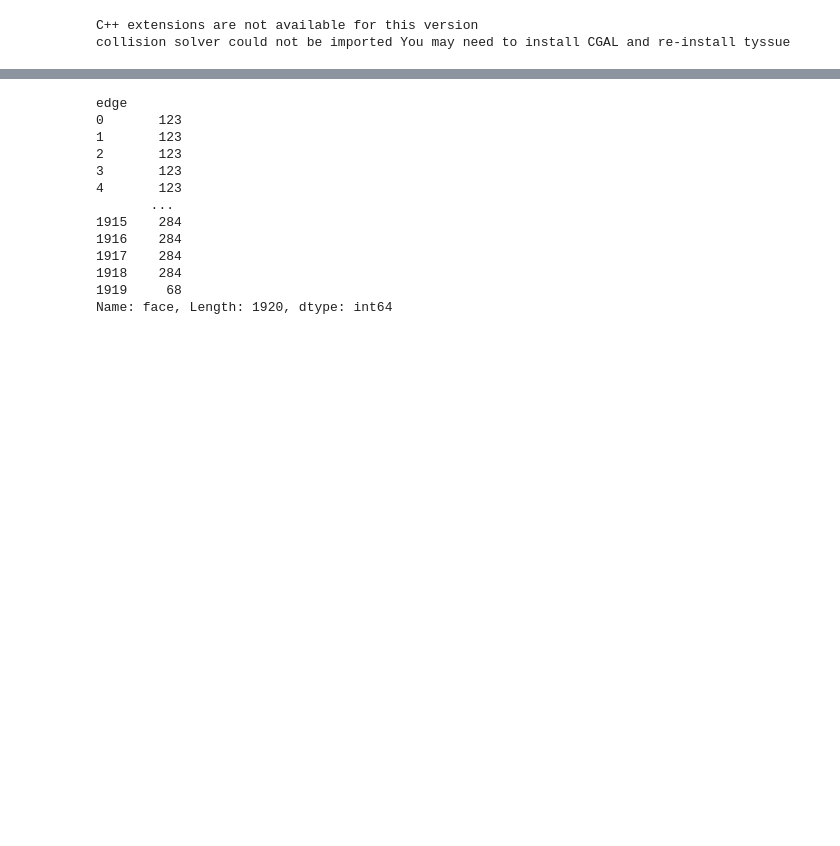
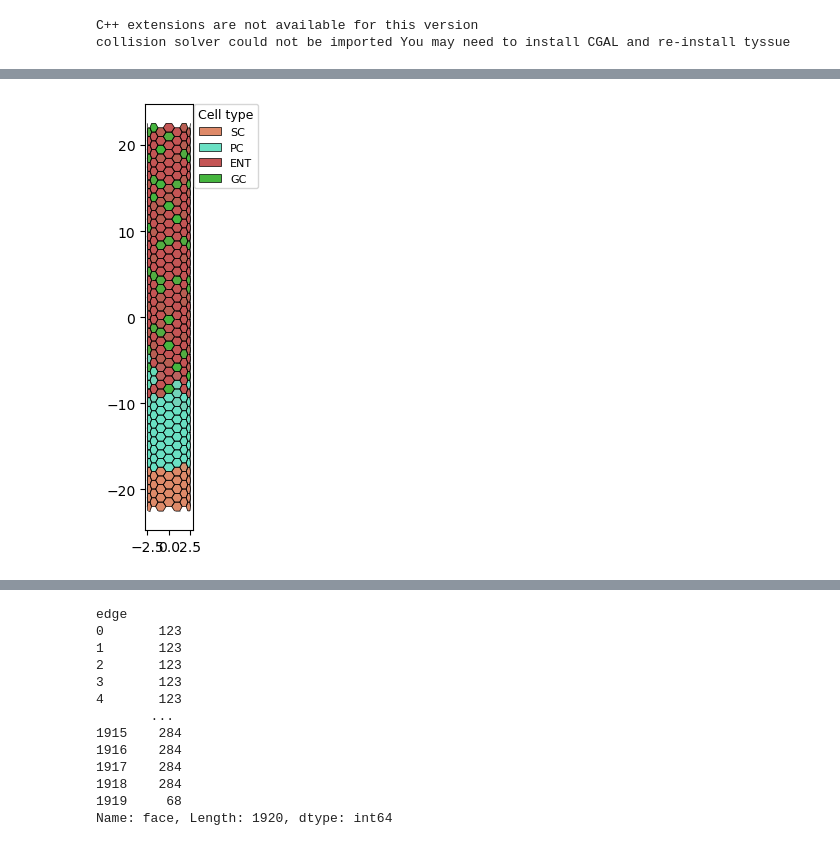
Before and after one commit to vivarium-collective/vivarium-tyssue, a Jupyter notebook: Notebooks/cylindermodel.ipynb, the cells around one changed output, grey strips where cells are left out. Cells and saved outputs as stored; diff of their text form; code cells hidden in the pictures; blank space fills up the shorter version.

```diff
--- a/Notebooks/cylindermodel.ipynb
+++ b/Notebooks/cylindermodel.ipynb
@@ -122,0 +122,57 @@ sheet.datasets["edge"]
+# %%
+sheet = assign_cell_types(sheet, "z", spatial_prob_func=spatial_prob)
+# %%
+CELL_TYPE_COLORS = {
+    "sc":  "#DE8968",
+    "pc":  "#69E0C3",
+    "ent": "#C45454",
+    "gc": "#45B53E",
+}
+
+# Convert each face's cell_type to an RGBA row → shape (Nf, 4)
+# This bypasses the colormap normalisation path in tyssue entirely
+face_colors_rgba = np.array(
+    [mcolors.to_rgba(CELL_TYPE_COLORS[ct]) for ct in sheet.face_df["cell_type"]]
+)  # shape: (N_faces, 4)
+
+draw_specs = {
+    "face": {
+        "visible": True,
+        "color":   face_colors_rgba,   # (Nf, 4) ndarray — tyssue returns it as-is
+        "alpha":   0.9,
+    },
+    "edge": {
+        "visible": True,
+        "color":   "k",
+        "width":   0.5,
+        "alpha":   0.6,
+    },
+    "vert": {
+        "visible": False,
+    },
+}
+
+fig, ax = sheet_view(sheet, coords=["x", "z"], mode="2D", **draw_specs)
+
+legend_handles = [
+    Patch(facecolor=color, edgecolor="k", linewidth=0.5, label=ct.upper())
+    for ct, color in CELL_TYPE_COLORS.items()
+]
+
+ax.legend(
+    handles=legend_handles,
+    title="Cell type",
+    loc="upper left",
+    bbox_to_anchor=(1.02, 1),   # place it just outside the right edge
+    borderaxespad=0,
+    framealpha=0.8,
+    fontsize=8,
+    title_fontsize=9,
+)
+
+fig.tight_layout()                          # re-run AFTER legend to reflow
+fig.subplots_adjust(right=0.82)             # reserve space on the right for the legend
+
+plt.show()
+# %% [output]
+[figure, added]
```
Also changed, not shown: parts of 17 cells of this notebook, 9 other files.
